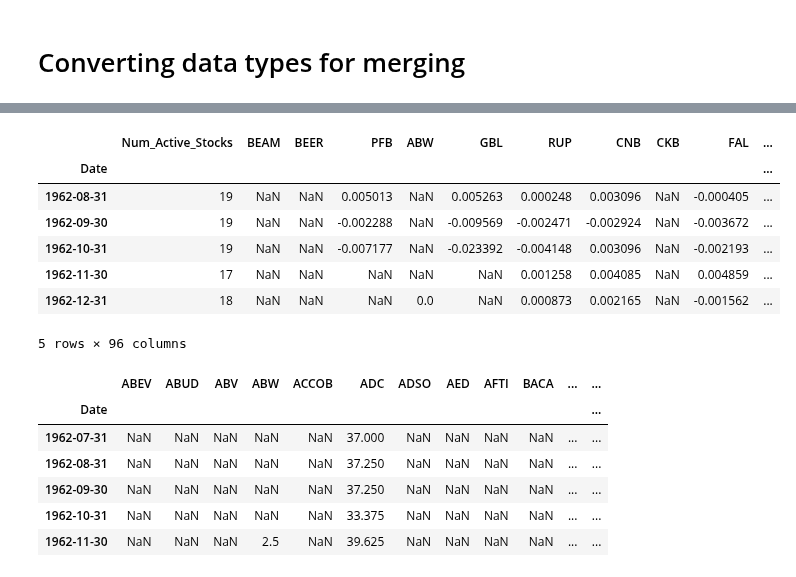
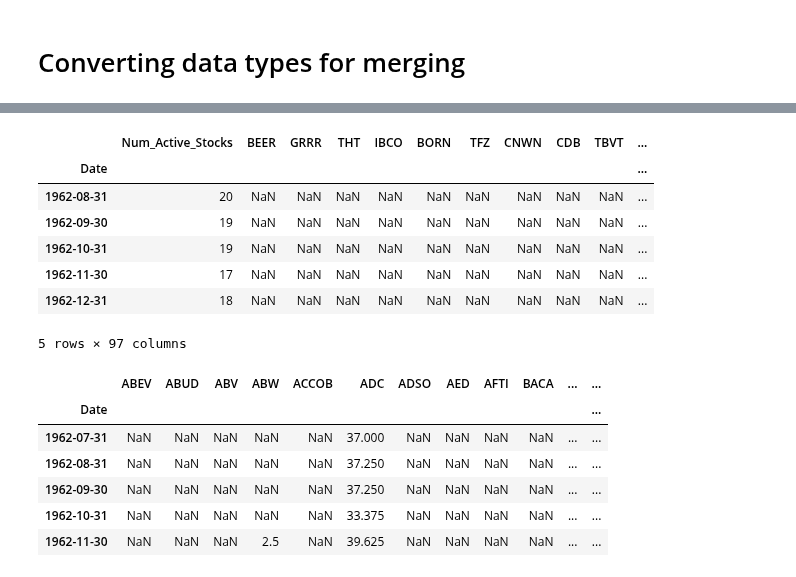
Before and after one commit to statistactics/sin-stocks, a Jupyter notebook: MODEL_BUILDING.ipynb, the cells around one changed output, grey strips where cells are left out. Cells and saved outputs as stored; diff of their text form; code cells hidden in the pictures.

```diff
--- a/MODEL_BUILDING.ipynb
+++ b/MODEL_BUILDING.ipynb
@@ -7,7 +7,7 @@ import plotly.graph_objects as go
 import matplotlib.pyplot as plt
 from linearmodels import PooledOLS
 # %%
-sin_portfolio_df = pd.read_csv("sin_portfolio_returns.csv")
+sin_portfolio_df = pd.read_csv("portfolio_returns_divi_rfr.csv")
 
 other_factors_df = pd.read_csv("final_merged.csv")
 # %% [markdown]
@@ -15,16 +31,17 @@ other_factors_df = pd.read_csv("final_merged.csv")
 # %%
+sin_portfolio_df.rename(columns = {"Unnamed: 0": "Date"}, inplace=True)
 sin_portfolio_df["Date"] = pd.to_datetime(sin_portfolio_df["Date"])
 sin_portfolio_df.set_index("Date", inplace=True)
 sin_portfolio_df.head()
 # %% [output]
-|  | Num_Active_Stocks | BEAM | BEER | PFB | ABW | GBL | RUP | CNB | CKB | FAL | ... |
+|  | Num_Active_Stocks | BEER | GRRR | THT | IBCO | BORN | TFZ | CNWN | CDB | TBVT | ... |
 | Date |  |  |  |  |  |  |  |  |  |  | ... |
-| 1962-08-31 | 19 | NaN | NaN | 0.005013 | NaN | 0.005263 | 0.000248 | 0.003096 | NaN | -0.000405 | ... |
-| 1962-09-30 | 19 | NaN | NaN | -0.002288 | NaN | -0.009569 | -0.002471 | -0.002924 | NaN | -0.003672 | ... |
-| 1962-10-31 | 19 | NaN | NaN | -0.007177 | NaN | -0.023392 | -0.004148 | 0.003096 | NaN | -0.002193 | ... |
-| 1962-11-30 | 17 | NaN | NaN | NaN | NaN | NaN | 0.001258 | 0.004085 | NaN | 0.004859 | ... |
-| 1962-12-31 | 18 | NaN | NaN | NaN | 0.0 | NaN | 0.000873 | 0.002165 | NaN | -0.001562 | ... |
+| 1962-08-31 | 20 | NaN | NaN | NaN | NaN | NaN | NaN | NaN | NaN | NaN | ... |
+| 1962-09-30 | 19 | NaN | NaN | NaN | NaN | NaN | NaN | NaN | NaN | NaN | ... |
+| 1962-10-31 | 19 | NaN | NaN | NaN | NaN | NaN | NaN | NaN | NaN | NaN | ... |
+| 1962-11-30 | 17 | NaN | NaN | NaN | NaN | NaN | NaN | NaN | NaN | NaN | ... |
+| 1962-12-31 | 18 | NaN | NaN | NaN | NaN | NaN | NaN | NaN | NaN | NaN | ... |
-5 rows × 96 columns
+5 rows × 97 columns
 # %%
 other_factors_df.rename(columns = {"Unnamed: 0": "Date", "Excess Return on the Market": "ExRm"}, inplace = True)
 other_factors_df["Date"] = pd.to_datetime(other_factors_df["Date"])
```
Also changed, not shown: parts of 21 cells of this notebook, 1 other file.
